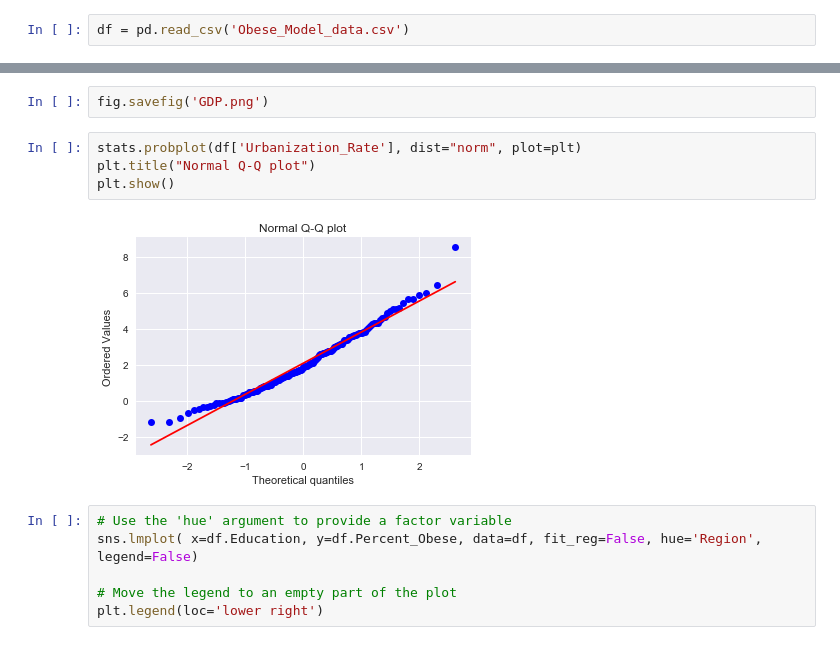
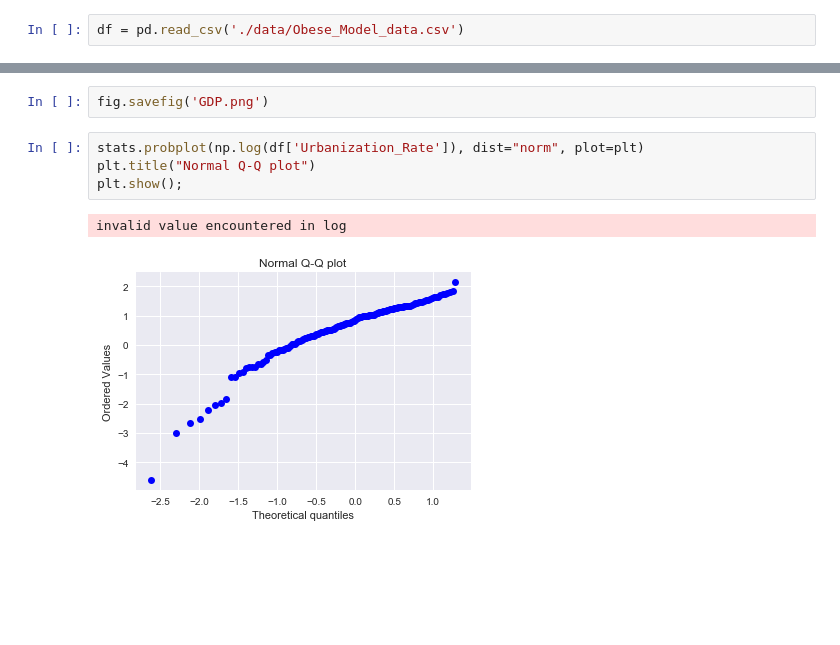
Before and after one commit to hectorhcuevas/Hernandez_Metis, a Jupyter notebook: Project 2/MVP.ipynb, the cells around one changed output, grey strips where cells are left out. Cells and saved outputs as stored; diff of their text form; blank space fills up the shorter version.

```diff
--- a/Project 2/MVP.ipynb
+++ b/Project 2/MVP.ipynb
@@ -27,7 +28,7 @@ import scipy.stats as stats
 
 %matplotlib inline
 # %%
-df = pd.read_csv('Obese_Model_data.csv')
+df = pd.read_csv('./data/Obese_Model_data.csv')
 # %%
 df.sort_values('GDPper_cap', ascending=False)
 # %% [output]
@@ -89,14 +90,9 @@ sns.plt.show();
 # %%
 fig.savefig('GDP.png')
 # %%
-stats.probplot(df['Urbanization_Rate'], dist="norm", plot=plt)
+stats.probplot(np.log(df['Urbanization_Rate']), dist="norm", plot=plt)
 plt.title("Normal Q-Q plot")
-plt.show()
+plt.show();
 # %% [output]
+invalid value encountered in log
-[figure, old version]
+[figure, new version]
-# %%
-# Use the 'hue' argument to provide a factor variable
-sns.lmplot( x=df.Education, y=df.Percent_Obese, data=df, fit_reg=False, hue='Region', legend=False)
-
-# Move the legend to an empty part of the plot
-plt.legend(loc='lower right')
```
Also changed, not shown: parts of 1 cell of this notebook, 48 other files.
